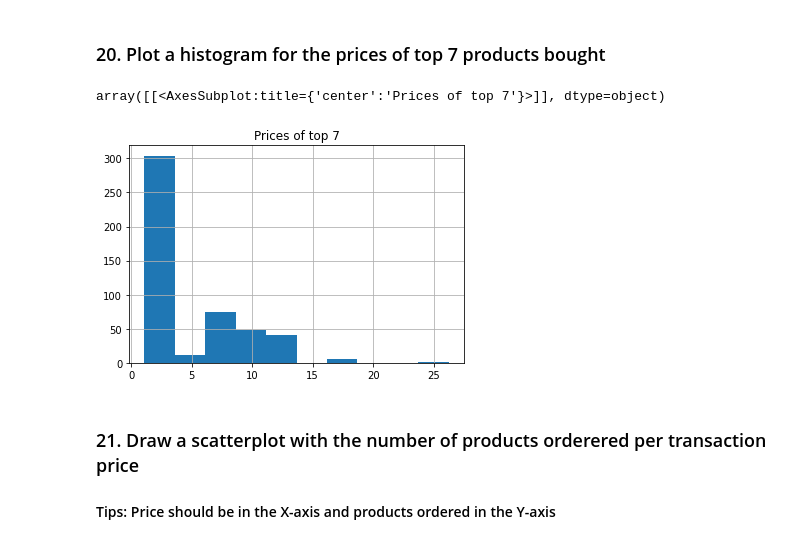
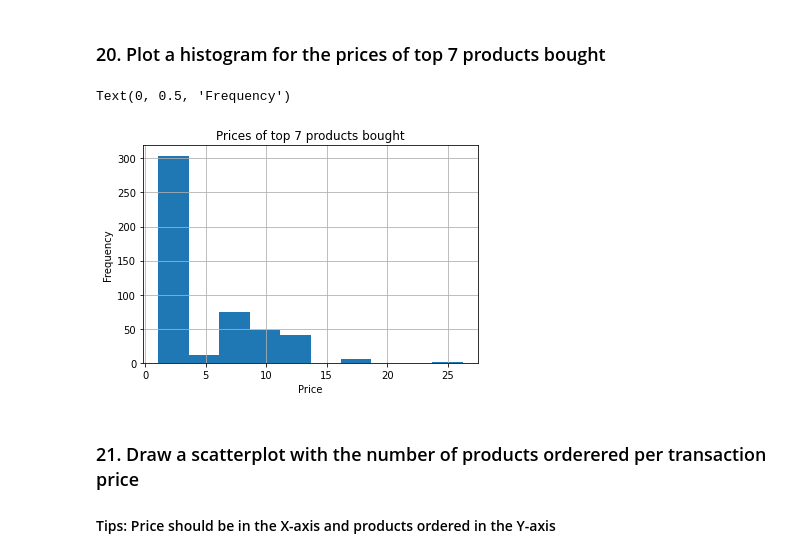
Before and after one commit to ovejorgensen/DAT540, a Jupyter notebook: Assignment_2/Assignment 2.ipynb, the cells around one changed output. Saved outputs shown, nothing was run; the diff lists cells and outputs as text; code cells hidden in the pictures.

```diff
--- a/Assignment_2/Assignment 2.ipynb
+++ b/Assignment_2/Assignment 2.ipynb
@@ -180,15 +180,18 @@ Chips and Fresh Tomato Salsa
 # %%
 top7 = data['choice_description'].value_counts()[0:7].index
 hist_data = []
 for i, el in enumerate(data['choice_description']):
     for inner in top7:
         if el == inner:
             hist_data.append(data['item_price'][i])
 
-pd.DataFrame({'Prices of top 7':hist_data}).hist()
+plot = pd.DataFrame({'Prices of top 7 products bought':hist_data}).hist()
+label = plot[0][0]
+label.set_xlabel('Price')
+label.set_ylabel('Frequency')
 # %% [output]
-array([[<AxesSubplot:title={'center':'Prices of top 7'}>]], dtype=object)
+Text(0, 0.5, 'Frequency')
-[figure, old version]
+[figure, new version]
 # %% [markdown]
 ### 21. Draw a scatterplot with the number of products orderered per transaction price
 #### Tips: Price should be in the X-axis and products ordered in the Y-axis
```
